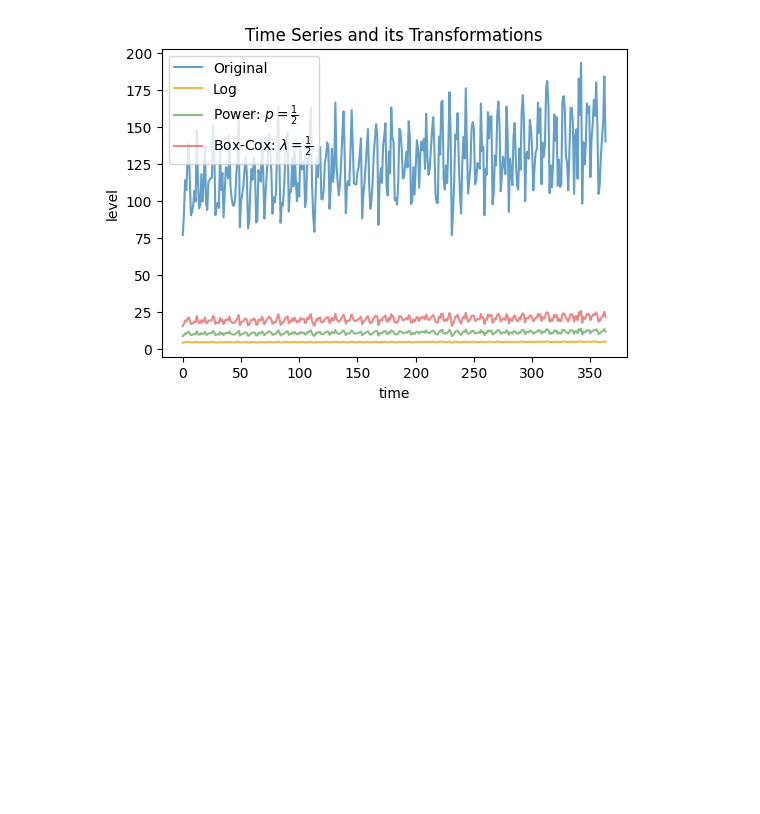
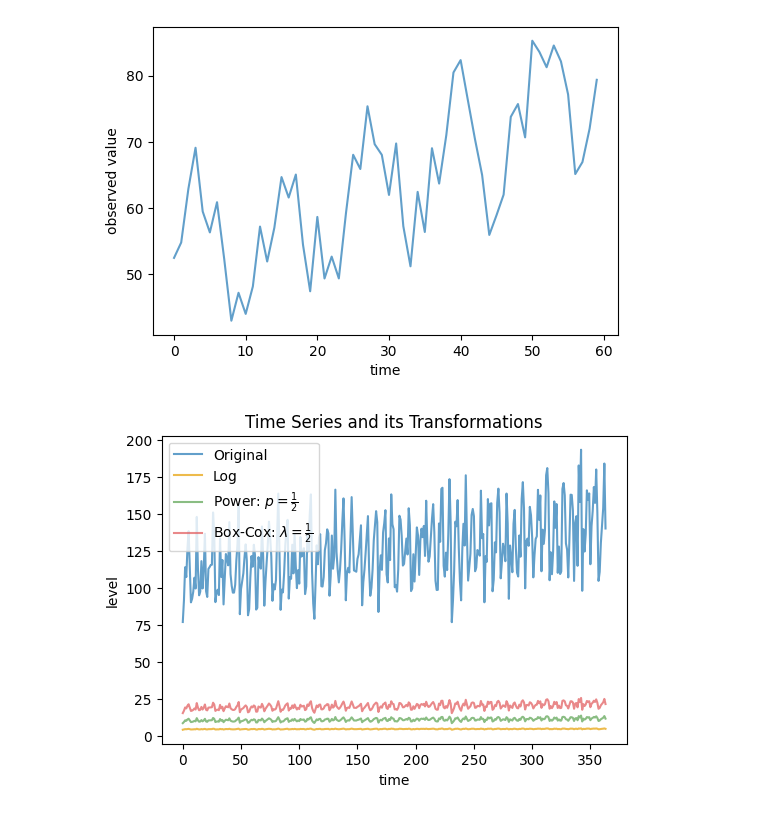
Before and after one commit to PAS-IGH/BachelorThesis, a Jupyter notebook: spielwiese/exampleBuilder.ipynb, the cells around one changed output. Cells and saved outputs as stored; diff of their text form; code cells hidden in the pictures; blank space fills up the shorter version.

```diff
--- a/exampleBuilder.ipynb
+++ b/spielwiese/exampleBuilder.ipynb
@@ -8,6 +8,16 @@ import matplotlib.pyplot as plt
 from statsmodels.graphics.tsaplots import plot_acf, plot_pacf
 
 data = np.random.lognormal(mean=0,sigma=0.4,size=100)
+# %%
+df_time_series = pd.read_csv("../exampleData/synthetic_time_series_no_date.csv")
+plt.figure(figsize=(6,4))
+plt.plot(df_time_series["y"], label="Time series example", alpha=0.7)
+plt.xlabel("time")
+plt.ylabel("observed value")
+plt.savefig("../pictures/TSA.pdf", bbox_inches="tight")
+plt.show()
+# %% [output]
+[figure, added]
 # %%
 data_df = pd.read_csv("./testData/data-weekly-perYear.csv")
 data_df["log"] = np.log(data_df["y"])
```
Also changed, not shown: parts of 1 cell of this notebook, 21 other files.
